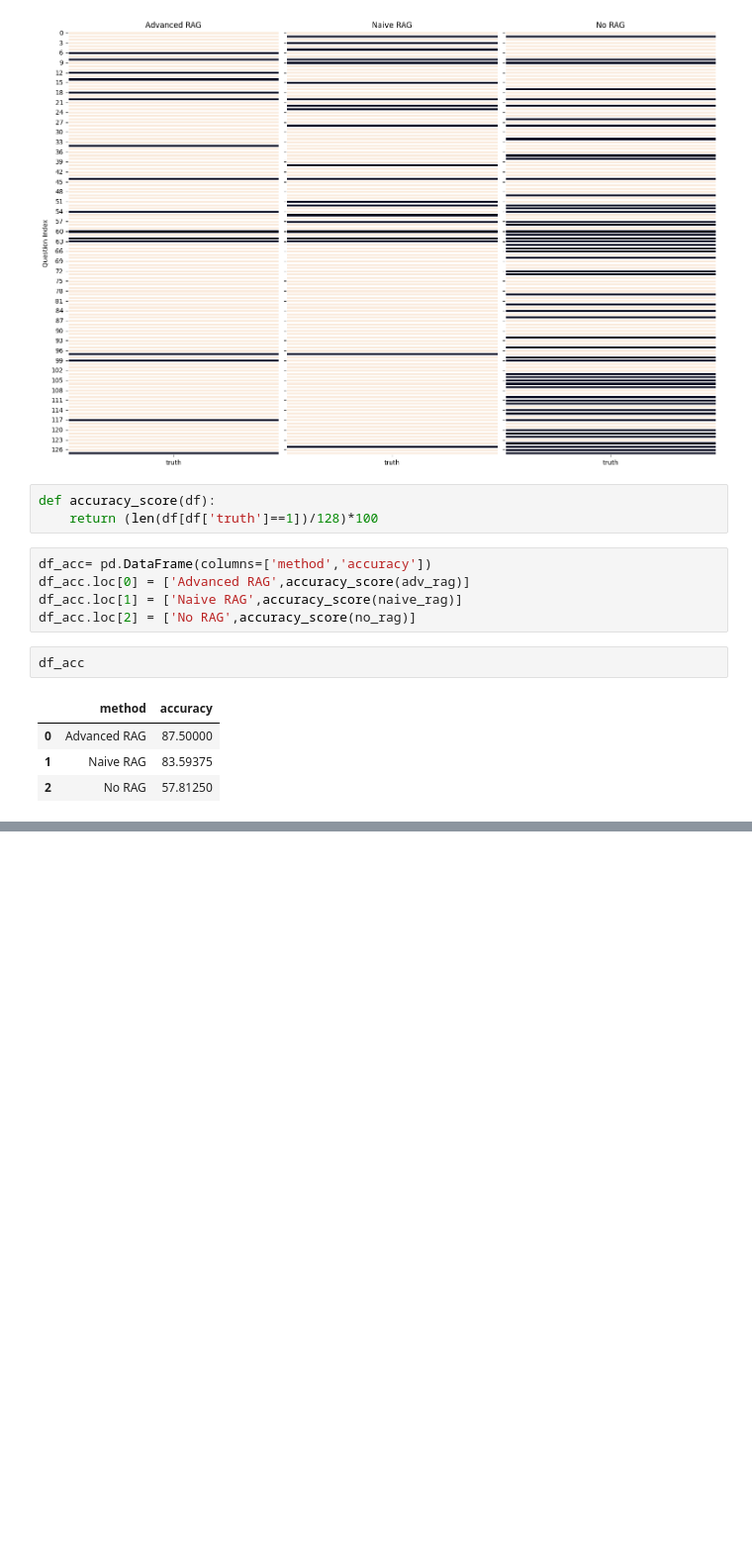
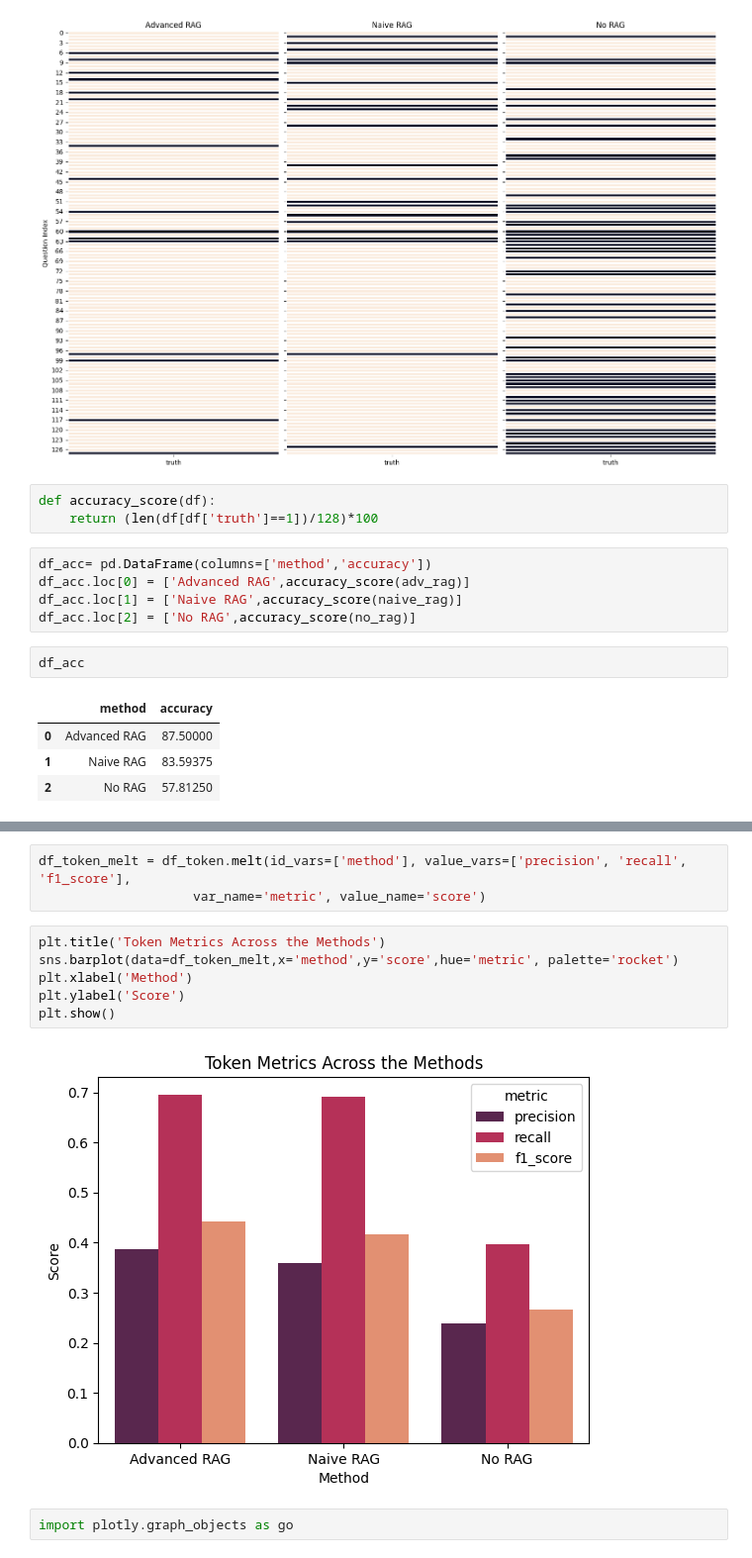
Before and after one commit to MarcusO17/RAG-FYP2024, a Jupyter notebook: src/eval/evaluation_metrics.ipynb, the cells around one changed output, grey strips where cells are left out. Shown at 99% size. Saved outputs shown, nothing was run; the diff lists cells and outputs as text; blank space fills up the shorter version.

```diff
--- a/src/eval/evaluation_metrics.ipynb
+++ b/src/eval/evaluation_metrics.ipynb
@@ -98,0 +112,13 @@ sns.barplot(data=df_acc,x='method',y='accuracy')
+# %%
+df_token_melt = df_token.melt(id_vars=['method'], value_vars=['precision', 'recall', 'f1_score'],
+                    var_name='metric', value_name='score')
+# %%
+plt.title('Token Metrics Across the Methods')
+sns.barplot(data=df_token_melt,x='method',y='score',hue='metric', palette='rocket')
+plt.xlabel('Method')
+plt.ylabel('Score')
+plt.show()
+# %% [output]
+[figure, added]
+# %%
+import plotly.graph_objects as go
```
Also changed, not shown: parts of 6 cells of this notebook, 2 other files.
